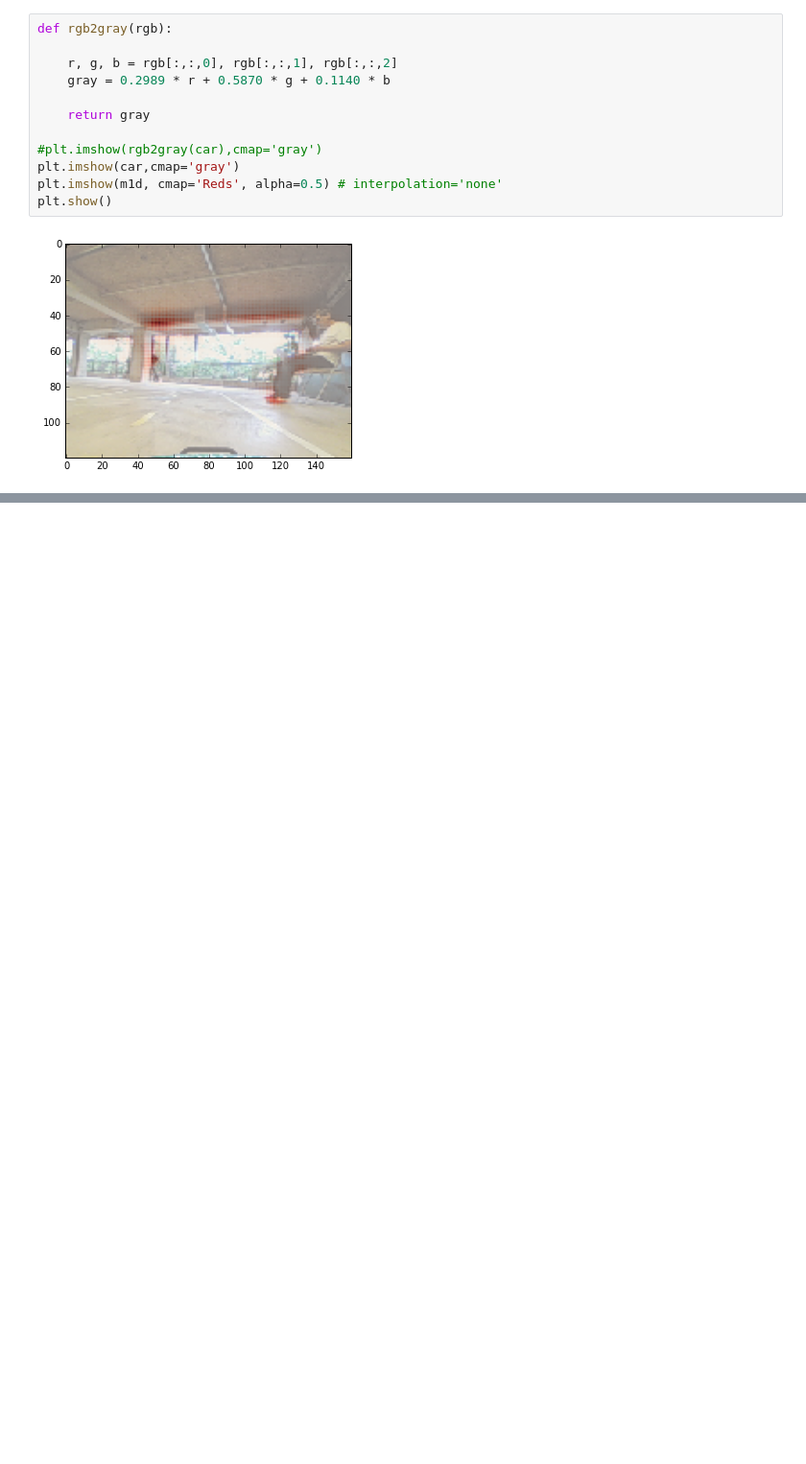
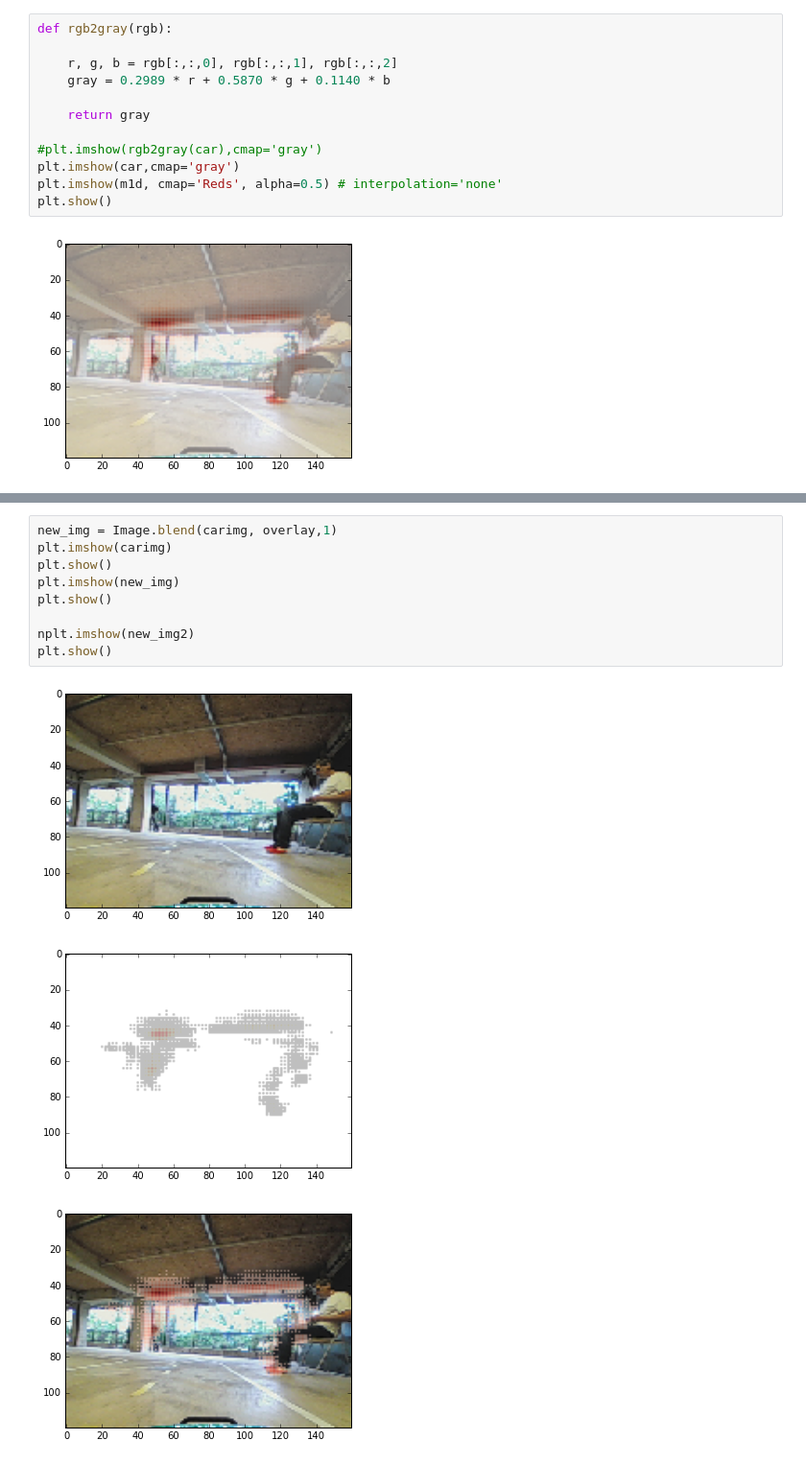
Before and after one commit to alanswx/VisualBackPropKeras, a Jupyter notebook: VisualBackProp HardCoded.ipynb, the cells around one changed output, grey strips where cells are left out. Shown at 96% size. Drawn from its saved outputs; the diff is of its cells as text; blank space fills up the shorter version.

```diff
--- a/VisualBackProp HardCoded.ipynb
+++ b/VisualBackProp HardCoded.ipynb
@@ -270,0 +305,13 @@ plt.show()
+# %%
+new_img = Image.blend(carimg, overlay,1)
+plt.imshow(carimg)
+plt.show()
+plt.imshow(new_img)
+plt.show()
+
+nplt.imshow(new_img2)
+plt.show()
+# %% [output]
+[figure, added]
+[figure, added]
+[figure, added]
```
Also changed, not shown: parts of 3 cells of this notebook, 1 other file.
